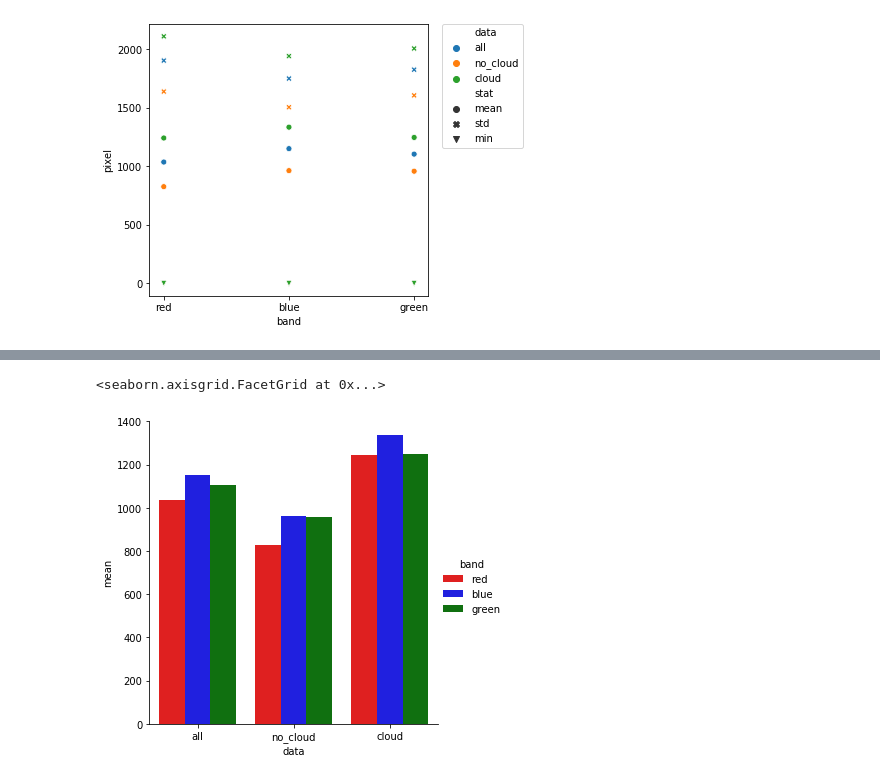
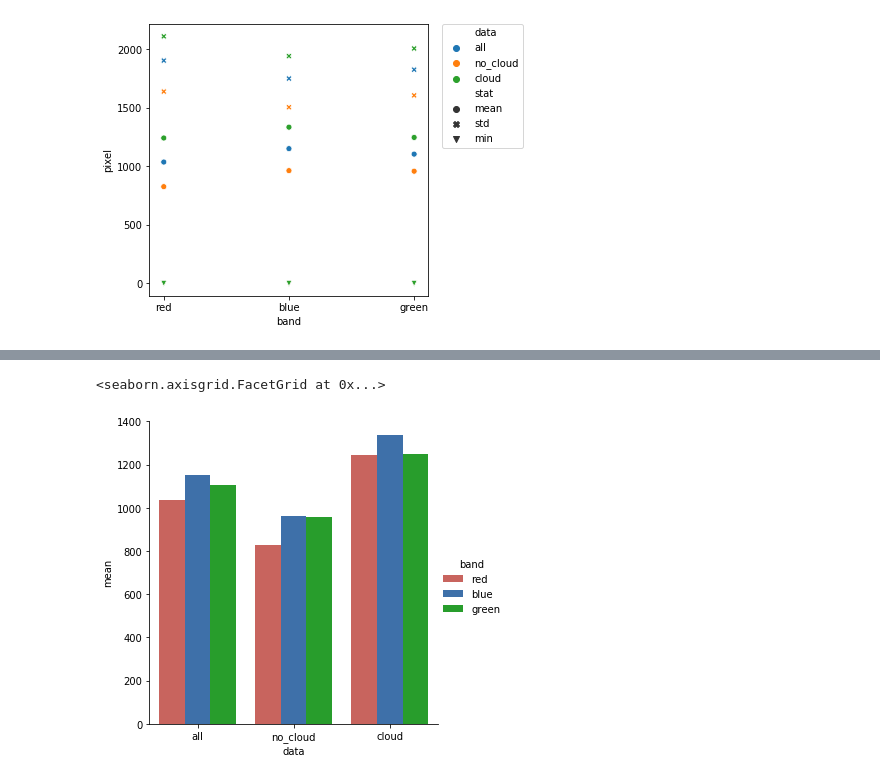
Before and after one commit to skeller88/big_earth_springboard_project, a Jupyter notebook: data_science/data_exploration.ipynb, the cells around one changed output, grey strips where cells are left out. Drawn from its saved outputs; the diff is of its cells as text; code cells hidden in the pictures.

```diff
--- a/data_science/data_exploration.ipynb
+++ b/data_science/data_exploration.ipynb
@@ -233,9 +208,13 @@ sns.catplot(x="data", y="std", hue="band", kind="bar", data=all_stats,
 # %%
+red = sns.xkcd_rgb["pale red"]
+blue = sns.xkcd_rgb["medium blue"]
+green = sns.xkcd_rgb["green"]
+
 sns.catplot(x="data", y="mean", hue="band", kind="bar", data=all_stats,
-            palette={'red': 'red', 'blue': 'blue', 'green': 'green'}).set_titles('mean')
+            palette={'red': red, 'blue': blue, 'green': green}).set_titles('mean')
 # %% [output]
 <seaborn.axisgrid.FacetGrid at 0x...>
-[figure, old version]
+[figure, new version]
 # %%
 sns.catplot(x="data", y="min", hue="band", kind="bar", data=all_stats,
             palette={'red': 'red', 'blue': 'blue', 'green': 'green'}).set_titles('min')
```
Also changed, not shown: parts of 13 cells of this notebook, 11 other files.
